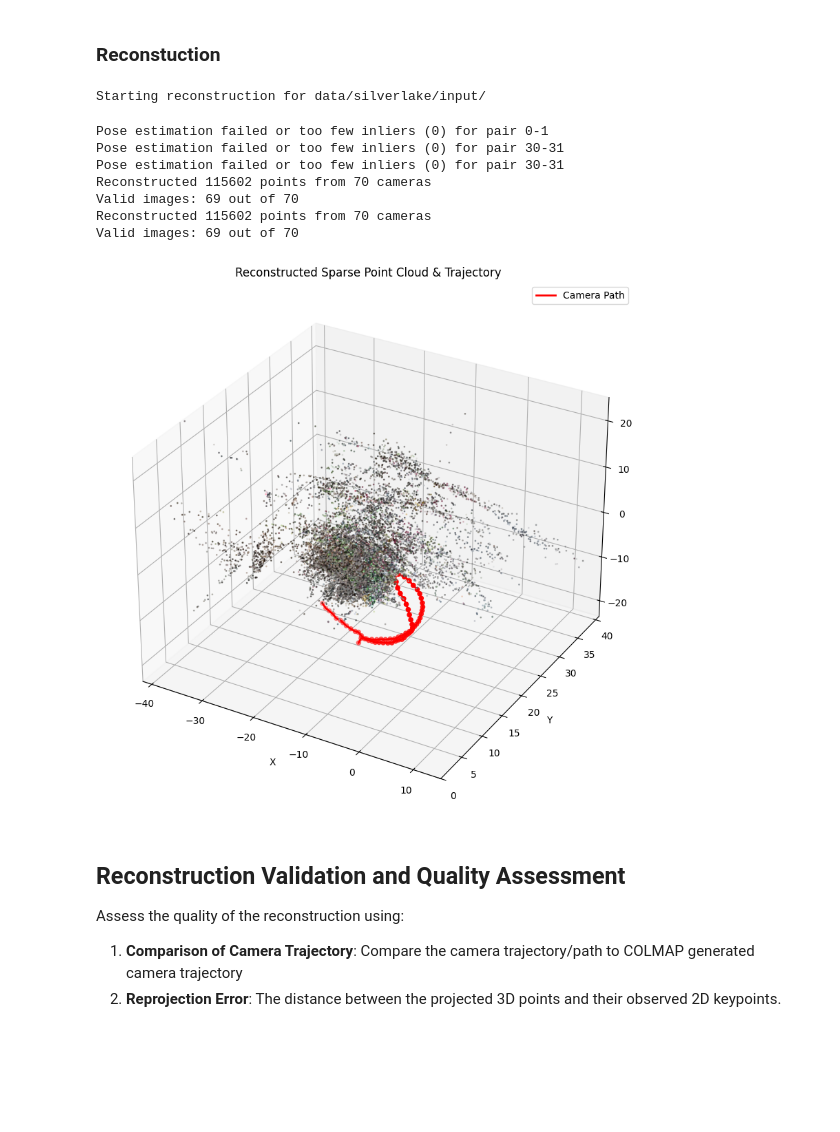
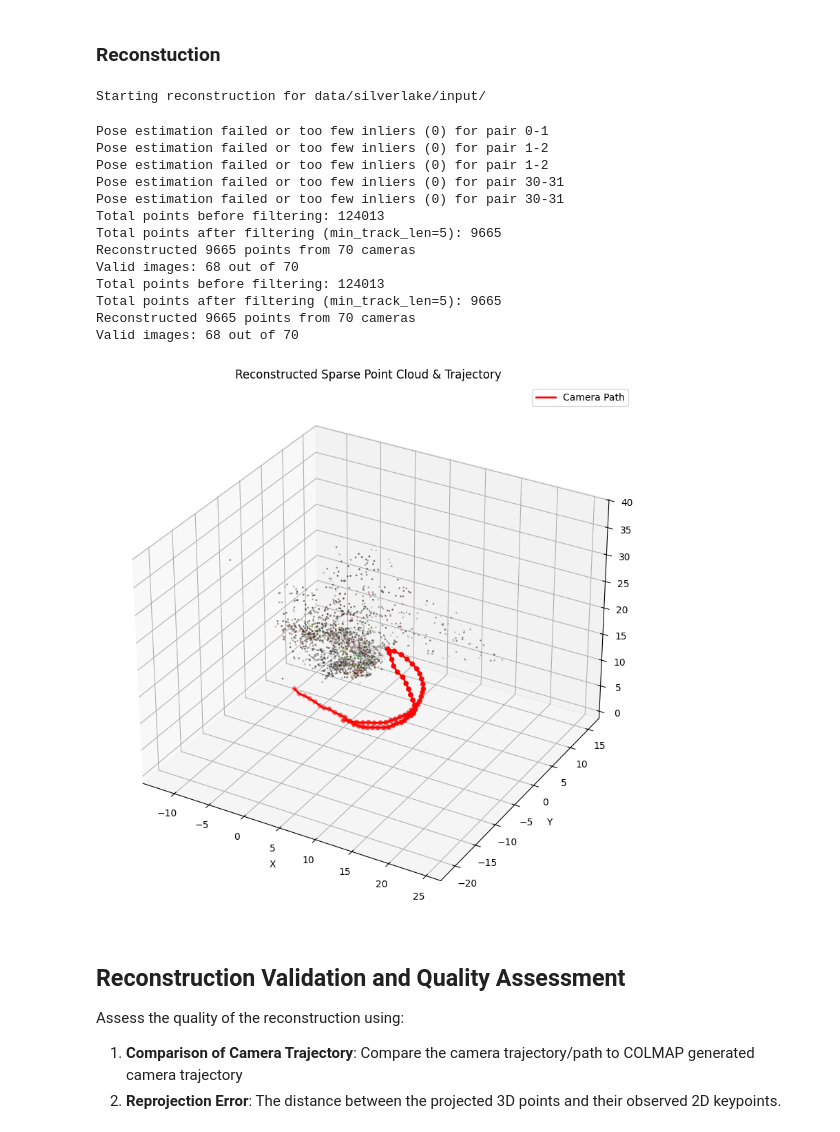
Before and after one commit to zackthomas1/gaussian-splatting, a Jupyter notebook: reconstruction.ipynb, the cells around one changed output. Drawn from its saved outputs; the diff is of its cells as text; code cells hidden in the pictures; blank space fills up the shorter version.

```diff
--- a/reconstruction.ipynb
+++ b/reconstruction.ipynb
@@ -784,7 +881,6 @@ def reconstruct_sequence(image_folder, K):
     else:
         return np.array([]), np.array([]), poses, keypoints_data, matches_data, [], set()
 # %%
-# Run reconstruction on the sequence
 image_folder = "data/silverlake/input/"
 print(f"Starting reconstruction for {image_folder}")
 
@@ -795,19 +891,26 @@ K = np.array([
     [ 0.0, 0.0, 1.0]
 ])
 
-points, colors, poses, keypoints_data, matches_data, tracks, valid_images = reconstruct_sequence(image_folder, K)
+# Use min_track_length=5 to filter out inconsistent points
+points, colors, poses, keypoints_data, matches_data, tracks, valid_images = reconstruct_sequence(image_folder, K, 15000, 5)
 
 print(f"Reconstructed {len(points)} points from {len(poses)} cameras")
 print(f"Valid images: {len(valid_images)} out of {len(poses)}")
 # %% [output]
 Starting reconstruction for data/silverlake/input/
 Pose estimation failed or too few inliers (0) for pair 0-1
+Pose estimation failed or too few inliers (0) for pair 1-2
+Pose estimation failed or too few inliers (0) for pair 1-2
 Pose estimation failed or too few inliers (0) for pair 30-31
 Pose estimation failed or too few inliers (0) for pair 30-31
-Reconstructed 115602 points from 70 cameras
-Valid images: 69 out of 70
-Reconstructed 115602 points from 70 cameras
-Valid images: 69 out of 70
+Total points before filtering: 124013
+Total points after filtering (min_track_len=5): 9665
+Reconstructed 9665 points from 70 cameras
+Valid images: 68 out of 70
+Total points before filtering: 124013
+Total points after filtering (min_track_len=5): 9665
+Reconstructed 9665 points from 70 cameras
+Valid images: 68 out of 70
 # %%
 # Visualize Result
 fig = plt.figure(figsize=(12, 10))
@@ -829,37 +932,37 @@ for i, pose in enumerate(poses):
         R = pose[:3, :3]
         t = pose[:3, 3]
         center = -R.T @ t
         cam_centers.append(center)
 
 if len(cam_centers) > 0:
     cam_centers = np.array(cam_centers)
     ax.plot(cam_centers[:, 0], cam_centers[:, 1], cam_centers[:, 2], 'r-', linewidth=2, label='Camera Path')
     ax.scatter(cam_centers[:, 0], cam_centers[:, 1], cam_centers[:, 2], c='r', s=20)
 
 ax.set_title('Reconstructed Sparse Point Cloud & Trajectory')
 ax.set_xlabel('X')
 ax.set_ylabel('Y')
 ax.set_zlabel('Z')
 ax.legend()
 
 # Auto-scale axes
 if len(points) > 0 and len(cam_centers) > 0:
     all_coords = np.vstack((points[::step], cam_centers))
     max_range = np.array([all_coords[:,0].max()-all_coords[:,0].min(),
                           all_coords[:,1].max()-all_coords[:,1].min(),
                           all_coords[:,2].max()-all_coords[:,2].min()]).max() / 2.0
 
     mid_x = (all_coords[:,0].max()+all_coords[:,0].min()) * 0.5
     mid_y = (all_coords[:,1].max()+all_coords[:,1].min()) * 0.5
     mid_z = (all_coords[:,2].max()+all_coords[:,2].min()) * 0.5
 
-    ax.set_xlim(mid_x - max_range, 15)
-    ax.set_ylim(0, mid_y + max_range)
-    ax.set_zlim(mid_z - max_range, 25)
+    ax.set_xlim(mid_x - max_range,  mid_x + max_range)
+    ax.set_ylim(mid_y - max_range,  mid_y + max_range)
+    ax.set_zlim(mid_z - max_range,  mid_z + max_range)
 
 plt.show()
 # %% [output]
-[figure, old version]
+[figure, new version]
 # %% [markdown]
 ## Reconstruction Validation and Quality Assessment
 
```
Also changed, not shown: parts of 10 cells of this notebook.
